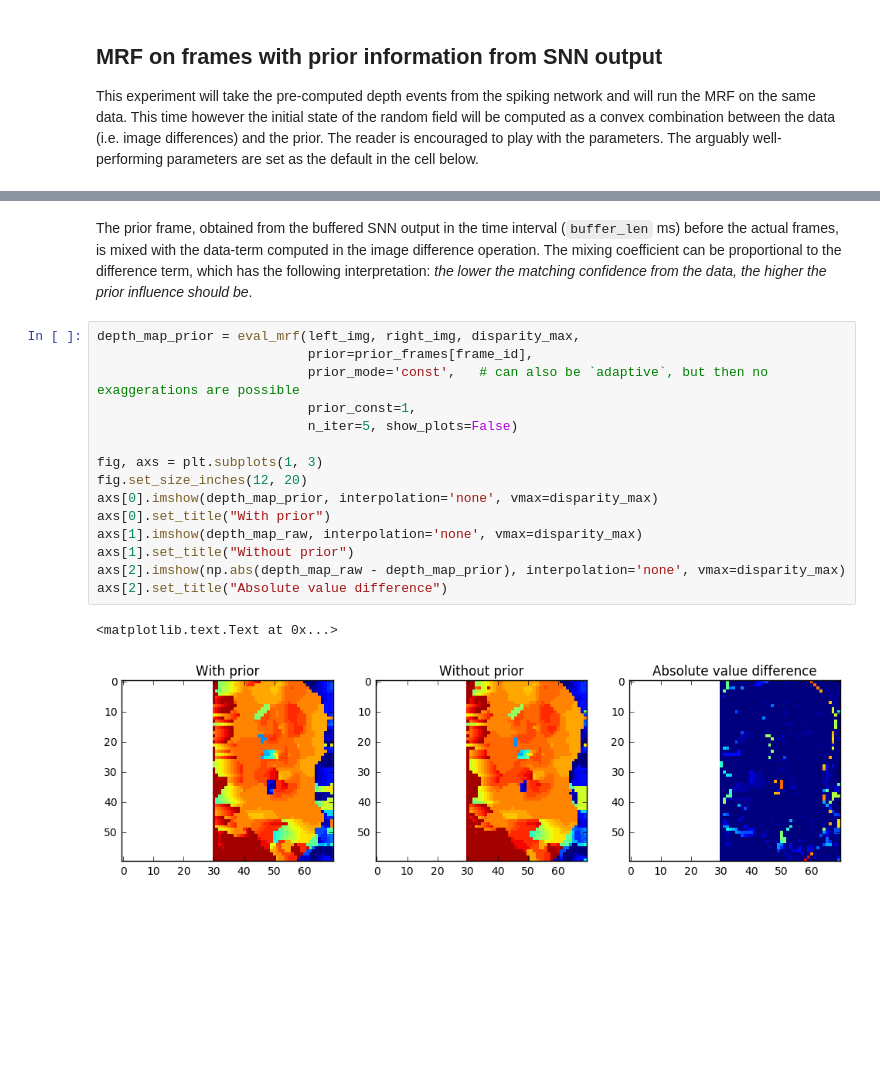
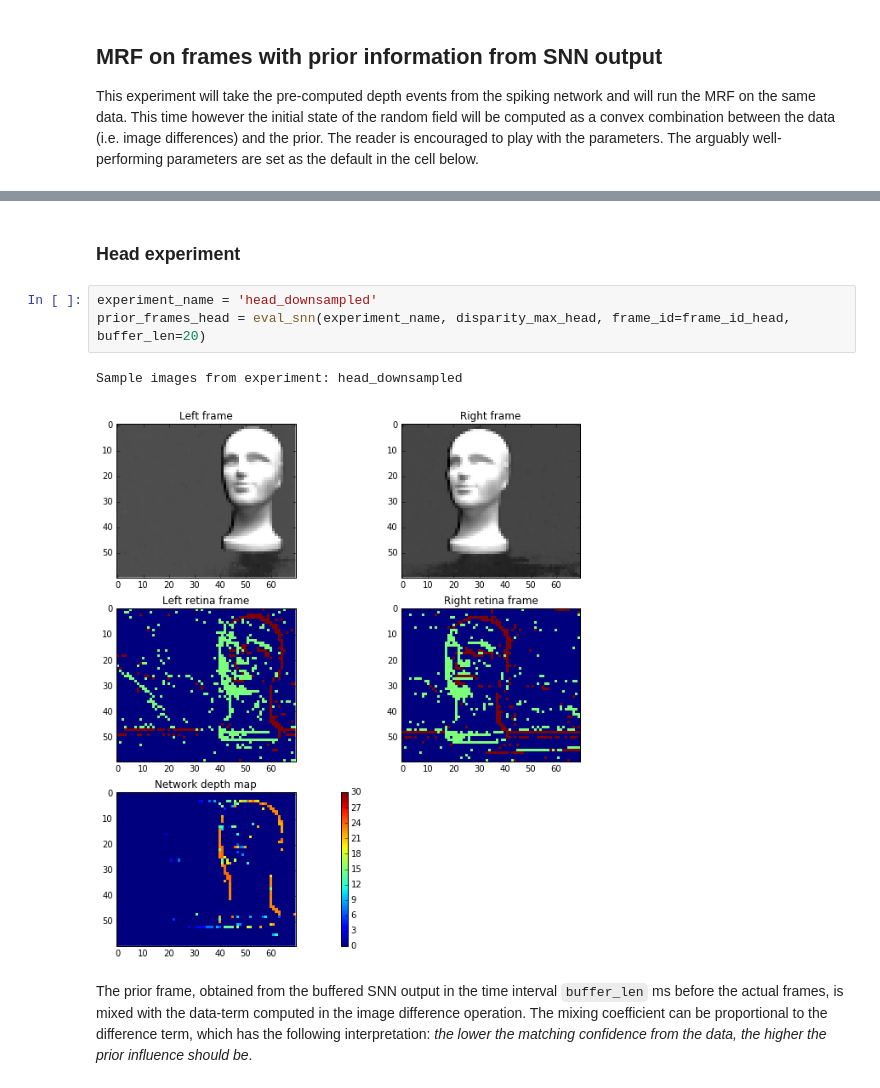
Before and after one commit to gdikov/hybrid-stereo-matching, a Jupyter notebook: notebooks/evaluation.ipynb, the cells around one changed output, grey strips where cells are left out. Cells and saved outputs as stored; diff of their text form; blank space fills up the shorter version.

```diff
--- a/notebooks/evaluation.ipynb
+++ b/notebooks/evaluation.ipynb
@@ -346,20 +488,10 @@ Sample images from experiment: head_downsampled
+# %% [markdown]
+### Head experiment
+# %%
+experiment_name = 'head_downsampled'
+prior_frames_head = eval_snn(experiment_name, disparity_max_head, frame_id=frame_id_head, buffer_len=20)
+# %% [output]
+Sample images from experiment: head_downsampled
+[figure, added]
 # %% [markdown]
-The prior frame, obtained from the buffered SNN output in the time interval (`buffer_len` ms) before the actual frames, is mixed with the data-term computed in the image difference operation. The mixing coefficient can be proportional to the difference term, which has the following interpretation: _the lower the matching confidence from the data, the higher the prior influence should be_.
+The prior frame, obtained from the buffered SNN output in the time interval `buffer_len` ms before the actual frames, is mixed with the data-term computed in the image difference operation. The mixing coefficient can be proportional to the difference term, which has the following interpretation: _the lower the matching confidence from the data, the higher the prior influence should be_.
-# %%
-depth_map_prior = eval_mrf(left_img, right_img, disparity_max,
-                           prior=prior_frames[frame_id],
-                           prior_mode='const',   # can also be `adaptive`, but then no exaggerations are possible
-                           prior_const=1,
-                           n_iter=5, show_plots=False)
-
-fig, axs = plt.subplots(1, 3)
-fig.set_size_inches(12, 20)
-axs[0].imshow(depth_map_prior, interpolation='none', vmax=disparity_max)
-axs[0].set_title("With prior")
-axs[1].imshow(depth_map_raw, interpolation='none', vmax=disparity_max)
-axs[1].set_title("Without prior")
-axs[2].imshow(np.abs(depth_map_raw - depth_map_prior), interpolation='none', vmax=disparity_max)
-axs[2].set_title("Absolute value difference")
-# %% [output]
-<matplotlib.text.Text at 0x...>
-[figure, removed]
```
Also changed, not shown: parts of 35 cells of this notebook.
